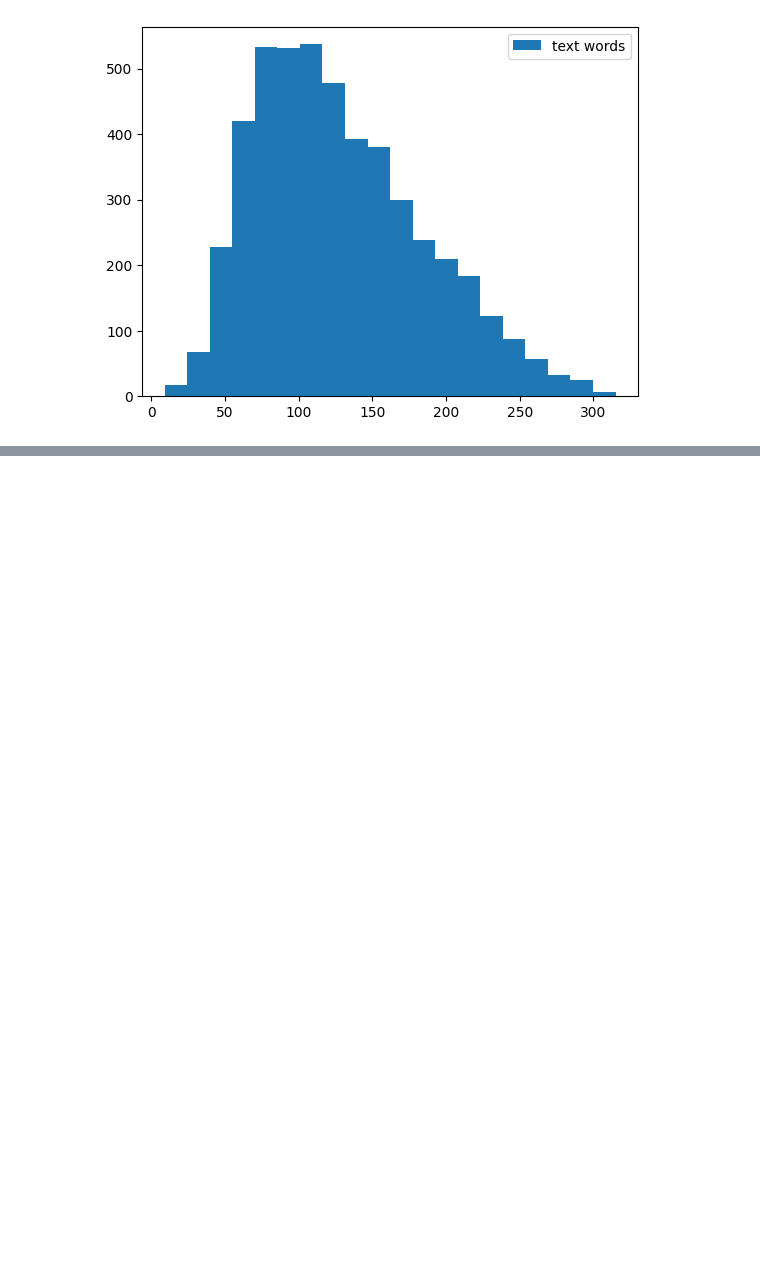
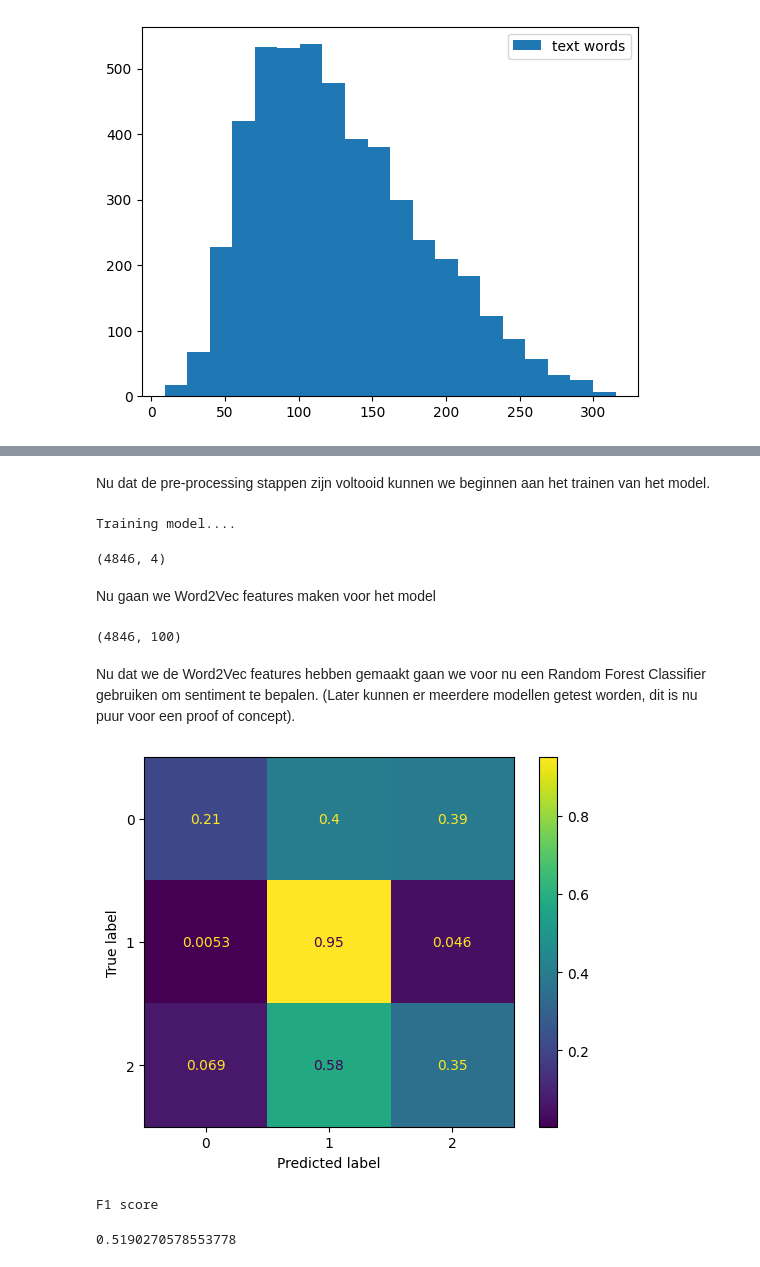
Before and after one commit to DragonKiller952/Schandaal-Scanner, a Jupyter notebook: SentimentAnalysis.ipynb, the cells around one changed output, grey strips where cells are left out. Drawn from its saved outputs; the diff is of its cells as text; code cells hidden in the pictures; blank space fills up the shorter version.

Commit message:
basic steps and prediction done
Still sucks though, but proof of concept stands

```diff
--- a/SentimentAnalysis.ipynb
+++ b/SentimentAnalysis.ipynb
@@ -83,0 +139,74 @@ Nu kunnen we gaan beginnen met de eerste pre-processing stappen. Om te beginnen
+# %% [markdown]
+Nu dat de pre-processing stappen zijn voltooid kunnen we beginnen aan het trainen van het model.
+# %%
+# split data into train, test and validation
+sentences = df["clean_text_tokenized"]
+
+# Creating the model and setting values for the various parameters
+num_features = 100  # Word vector dimensionality
+min_word_count = 2 # Minimum word count to get included in model
+num_workers = 4     # Number of parallel threads
+context = 10        # Context window size
+downsampling = 1e-3 # (0.001) Downsample setting for frequent words
+
+# Initializing the train model
+print("Training model....")
+model = word2vec.Word2Vec(sentences,\
+                          workers=num_workers,\
+                          vector_size=num_features,\
+                          min_count=min_word_count,\
+                          window=context,
+                          sample=downsampling)
+
+model.init_sims(replace=True)
+model.train(sentences, total_examples= len(df['clean_text_tokenized']), epochs=20)
+df.shape
+# %% [output]
+Training model....
+(4846, 4)
+# %% [markdown]
+Nu gaan we Word2Vec features maken voor het model
+# %%
+def word_vector(tokens, size):
+    vec = np.zeros(size).reshape((1, size))
+    count = 0
+    for word in tokens:
+        try:
+            vec += model.wv[word].reshape((1, size))
+            count += 1.
+        except KeyError:  # handling the case where the token is not in vocabulary
+            continue
+    if count != 0:
+        vec /= count
+    return vec
+# %%
+wordvec_arrays = np.zeros((len(sentences), 100))
+for i in range(len(sentences)):
+    wordvec_arrays[i,:] = word_vector(sentences[i], 100)
+wordvec_df = pd.DataFrame(wordvec_arrays)
+wordvec_df.shape
+# %% [output]
+(4846, 100)
+# %% [markdown]
+Nu dat we de Word2Vec features hebben gemaakt gaan we voor nu een Random Forest Classifier gebruiken om sentiment te bepalen. (Later kunnen er meerdere modellen getest worden, dit is nu puur voor een proof of concept).
+# %%
+X = wordvec_df
+y = df["lables"]
+
+X_train, X_test, y_train, y_test = train_test_split(X, y, test_size=0.2, random_state=42)
+
+rand_forest = RandomForestClassifier(n_estimators=200)
+rand_forest.fit(X_train, y_train)
+y_pred = rand_forest.predict(X_test)
+
+cm = sklearn.metrics.confusion_matrix(y_test, y_pred, normalize='true')
+disp = sklearn.metrics.ConfusionMatrixDisplay(confusion_matrix=cm, display_labels=mapping.values())
+disp.plot()
+plt.show()
+
+print("F1 score")
+sklearn.metrics.f1_score(y_test, y_pred, average="macro")
+# %% [output]
+[figure, added]
+F1 score
+0.5190270578553778
```
Also changed, not shown: parts of 6 cells of this notebook.
